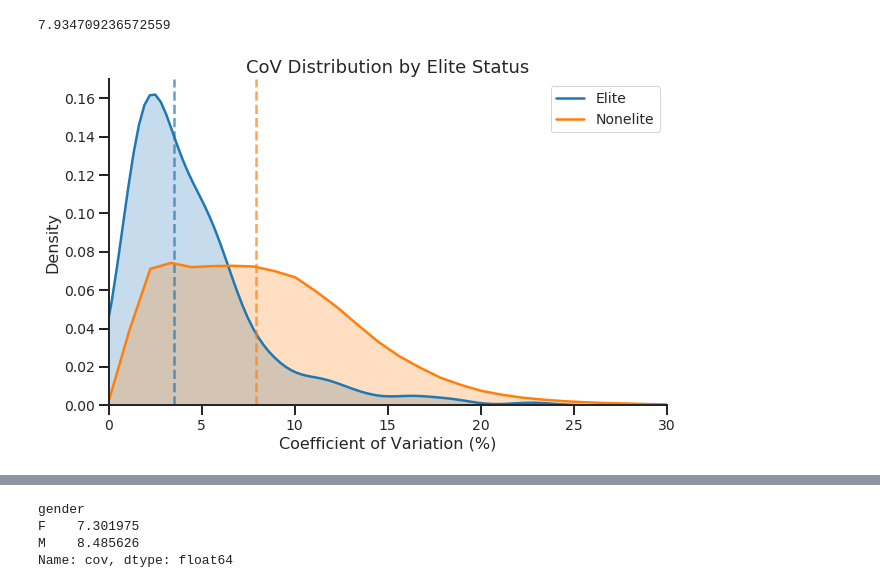
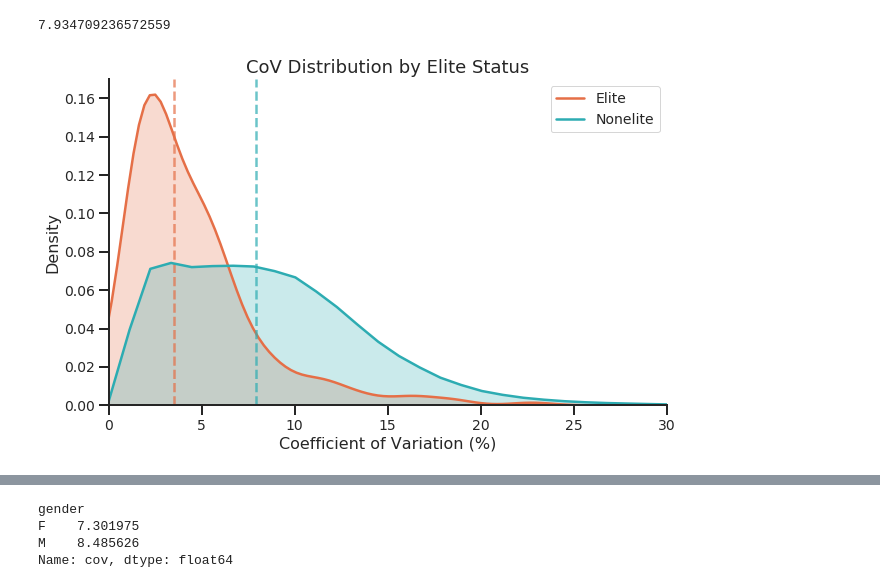
Before and after one commit to equan06/london_marathon, a Jupyter notebook: analysis/edaplots_cov_from_db.ipynb, the cells around one changed output, grey strips where cells are left out. Drawn from its saved outputs; the diff is of its cells as text; code cells hidden in the pictures.

```diff
--- a/analysis/edaplots_cov_from_db.ipynb
+++ b/analysis/edaplots_cov_from_db.ipynb
@@ -115,0 +93,13 @@ con.close()
+# %%
+user = ''
+pw = ''
+ip = ''
+
+engine = sqlalchemy.create_engine(f"mysql+mysqlconnector://{user}:{pw}@{ip}:3306/london19?charset=utf8")
+
+sql = """SELECT * FROM runners_cov;"""
+df = pd.read_sql_query(sql=sql, con=engine)
+
+
+
+# the df below excludes roughly 5k runners with missing split data.
@@ -125,19 +129,19 @@ elt['cov'][1]
 7.934709236572559
 # %%
 plt.figure(figsize=(10,6))
-sns.kdeplot(df[df['elite'] == 'elite']['cov'], label='Elite', shade=True, color=blue)
-plt.axvline(elt['cov'][0], color=blue, linestyle='dashed', alpha=.7)
-sns.kdeplot(df[df['elite'] == 'nonelite']['cov'], label='Nonelite', shade=True, color=orange)
-plt.axvline(elt['cov'][1], color=orange, linestyle='dashed', alpha=.7)
+sns.kdeplot(df[df['elite'] == 'elite']['cov'], label='Elite', shade=True, color=orange)
+plt.axvline(elt['cov'][0], color=orange, linestyle='dashed', alpha=.7)
+sns.kdeplot(df[df['elite'] == 'nonelite']['cov'], label='Nonelite', shade=True, color=blue)
+plt.axvline(elt['cov'][1], color=blue, linestyle='dashed', alpha=.7)
 
 plt.xlabel('Coefficient of Variation (%)')
 plt.xlim((0,30))
 plt.ylabel('Density')
 plt.title('CoV Distribution by Elite Status')
-plt.savefig('img/cov/cov_distr_elite.png')
+##plt.savefig('img/cov/cov_distr_elite.png')
 plt.show()
 # %% [output]
-[figure, old version]
+[figure, new version]
 # %%
 # distribution of CoV based on runner finish quartile
 
```
Also changed, not shown: parts of 28 cells of this notebook, 1 other file.
